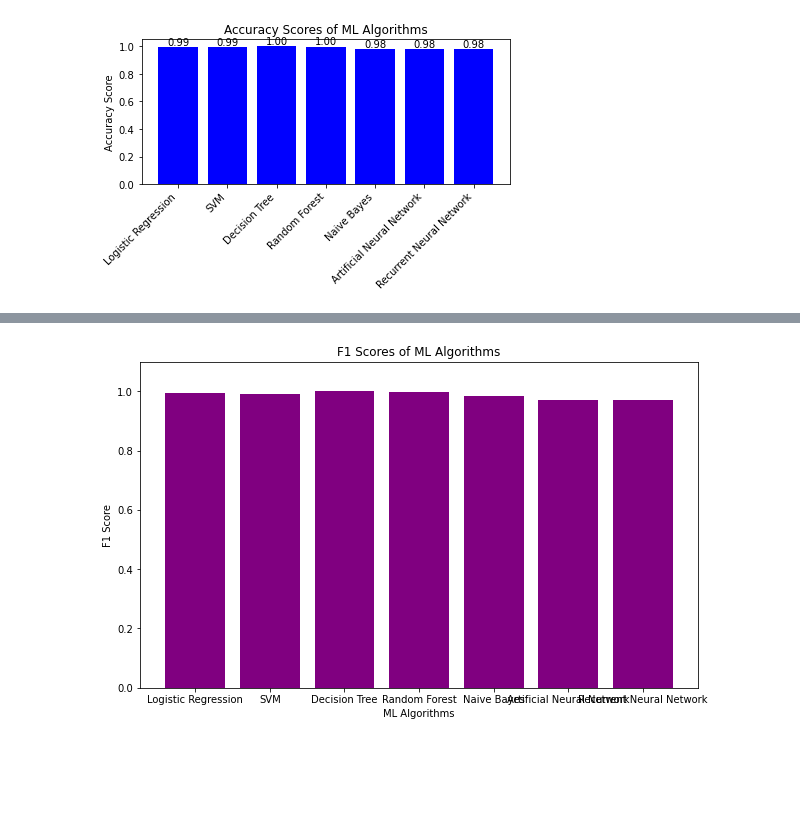
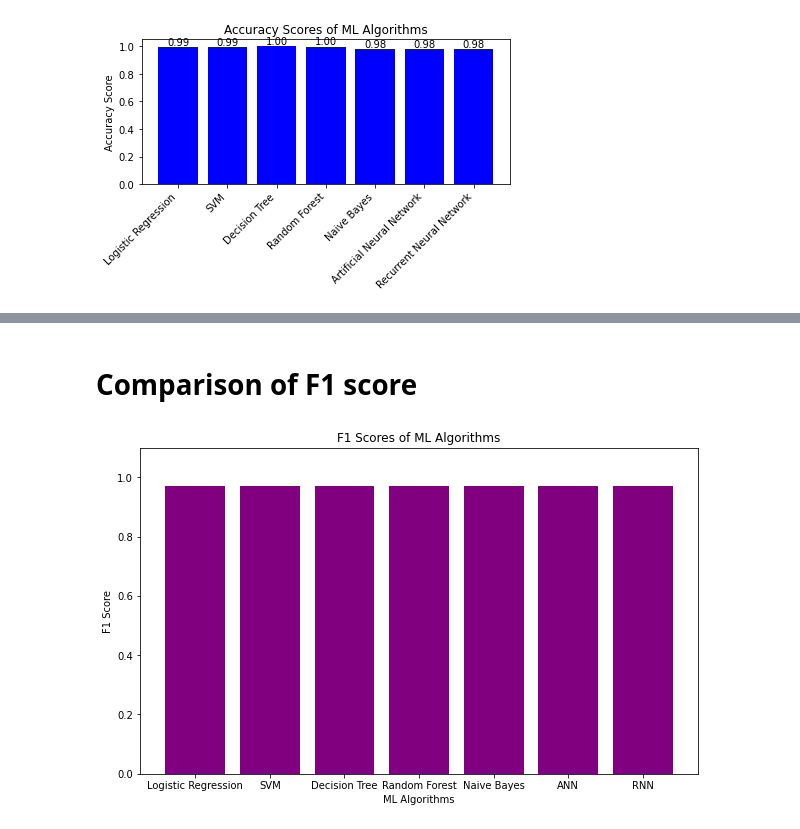
Before and after one commit to FKTech123/Indian-Crime-Rate-Prediction, a Jupyter notebook: Indian-Crime-Data-Analysis-Forecasting.ipynb, the cells around one changed output, grey strips where cells are left out. Saved outputs shown, nothing was run; the diff lists cells and outputs as text; code cells hidden in the pictures; blank space fills up the shorter version.

Commit message:
Added some Graphical Comparison

```diff
--- a/Indian-Crime-Data-Analysis-Forecasting.ipynb
+++ b/Indian-Crime-Data-Analysis-Forecasting.ipynb
@@ -1659,11 +1692,4 @@ plt.show()
 # %%
-import matplotlib.pyplot as plt
-from sklearn.metrics import precision_score
-
-# Assuming you have results for different algorithms
-algorithm_names = ['Logistic Regression', 'SVM', 'Decision Tree', 'Random Forest', 'Naive Bayes', 'Artificial Neural Network', 'Recurrent Neural Network']
-y_preds = [log_pred, svm_pred, dt_pred, rf_pred, nb_pred, ANN_pred, RNN_pred]  # Replace with your actual y_pred values
-
 precisions = []
 
 for y_pred in y_preds:
@@ -1683,11 +1735,4 @@ plt.show()
 # %%
-import matplotlib.pyplot as plt
-from sklearn.metrics import recall_score
-
-# Assuming you have results for different algorithms
-algorithm_names = ['Logistic Regression', 'SVM', 'Decision Tree', 'Random Forest', 'Naive Bayes', 'Artificial Neural Network', 'Recurrent Neural Network']
-y_preds = [log_pred, svm_pred, dt_pred, rf_pred, nb_pred, ANN_pred, RNN_pred]  # Replace with your actual y_pred values
-
 recalls = []
 
 for y_pred in y_preds:
@@ -1707,24 +1776,19 @@ plt.show()
+# %% [markdown]
+# Comparison of F1 score
 # %%
-import matplotlib.pyplot as plt
-from sklearn.metrics import f1_score
-
-# Assuming you have results for different algorithms
-algorithm_names = ['Logistic Regression', 'SVM', 'Decision Tree', 'Random Forest', 'Naive Bayes', 'Artificial Neural Network', 'Recurrent Neural Network']
-y_preds = [log_pred, svm_pred, dt_pred, rf_pred, nb_pred, ANN_pred, RNN_pred]  # Replace with your actual y_pred values
-
-precisions = []
+fones = []
 
 for y_pred in y_preds:
-    precision = f1_score(y_test, y_pred, average='weighted')
+    fones = f1_score(y_test, y_pred, average='weighted')
     precisions.append(precision)
 
 # Create a bar graph
 plt.figure(figsize=(10, 6))
-plt.bar(algorithm_names, precisions, color='purple')
+plt.bar(algorithm_names, fones, color='purple')
 plt.xlabel('ML Algorithms')
 plt.ylabel('F1 Score')
 plt.title('F1 Scores of ML Algorithms')
 plt.ylim([0, 1.1])  # Adjust the y-axis limit if needed
 plt.show()
 # %% [output]
-[figure, old version]
+[figure, new version]
```
Also changed, not shown: parts of 26 cells of this notebook.
